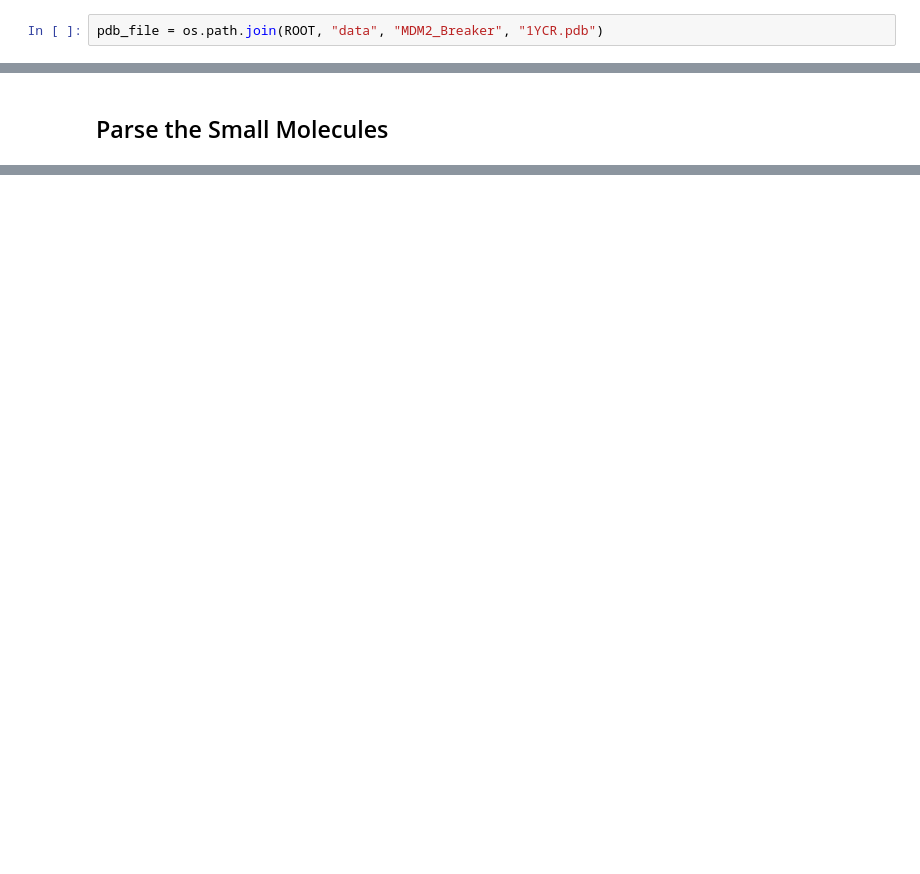
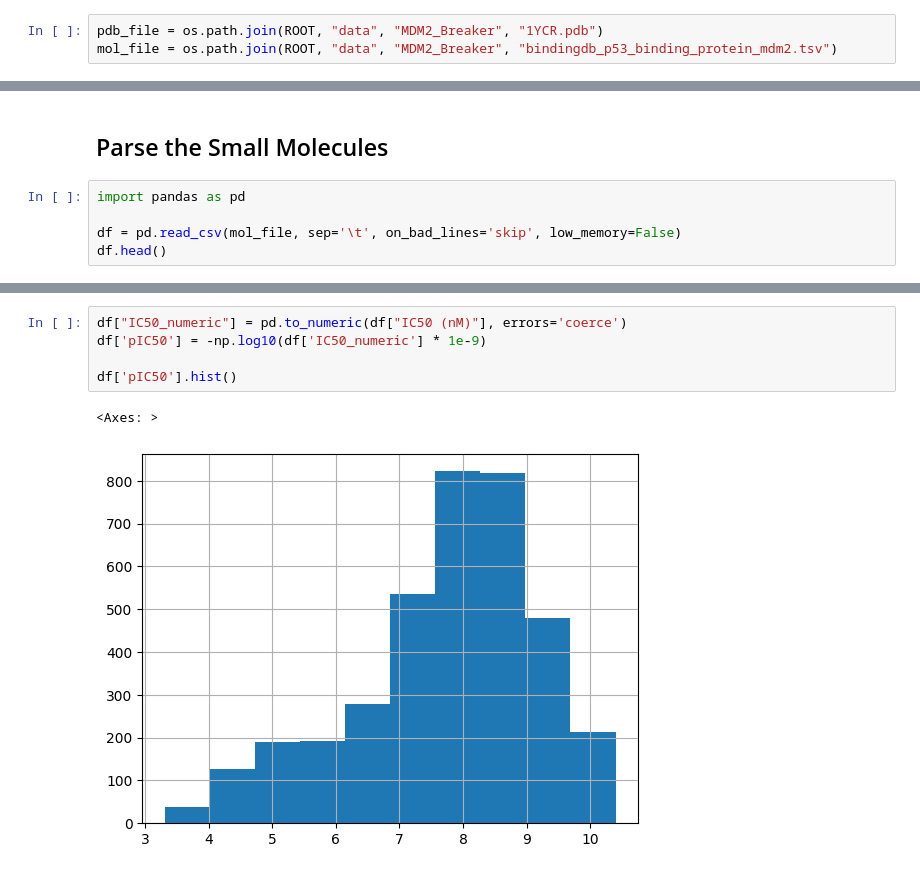
Before and after one commit to Djtrainer/cancer_research, a Jupyter notebook: notebooks/mdm2_breaker.ipynb, the cells around one changed output, grey strips where cells are left out. Drawn from its saved outputs; the diff is of its cells as text; blank space fills up the shorter version.

```diff
--- a/notebooks/mdm2_breaker.ipynb
+++ b/notebooks/mdm2_breaker.ipynb
@@ -13,6 +13,7 @@ from mdm2_breaker import ProteinFeaturizer
 ROOT = Path(os.getcwd()).parents[0]
 # %%
 pdb_file = os.path.join(ROOT, "data", "MDM2_Breaker", "1YCR.pdb")
+mol_file = os.path.join(ROOT, "data", "MDM2_Breaker", "bindingdb_p53_binding_protein_mdm2.tsv")
 # %% [markdown]
 ## Parse the Protein
 # %%
@@ -176,2 +165,7 @@ plot_beads(coords)
 # %% [markdown]
 ## Parse the Small Molecules
+# %%
+import pandas as pd
+
+df = pd.read_csv(mol_file, sep='\t', on_bad_lines='skip', low_memory=False)
+df.head()
@@ -177,0 +240,8 @@ plot_beads(coords)
+# %%
+df["IC50_numeric"] = pd.to_numeric(df["IC50 (nM)"], errors='coerce')
+df['pIC50'] = -np.log10(df['IC50_numeric'] * 1e-9)
+
+df['pIC50'].hist()
+# %% [output]
+<Axes: >
+[figure, added]
```
Also changed, not shown: parts of 10 cells of this notebook, 1 other file.
